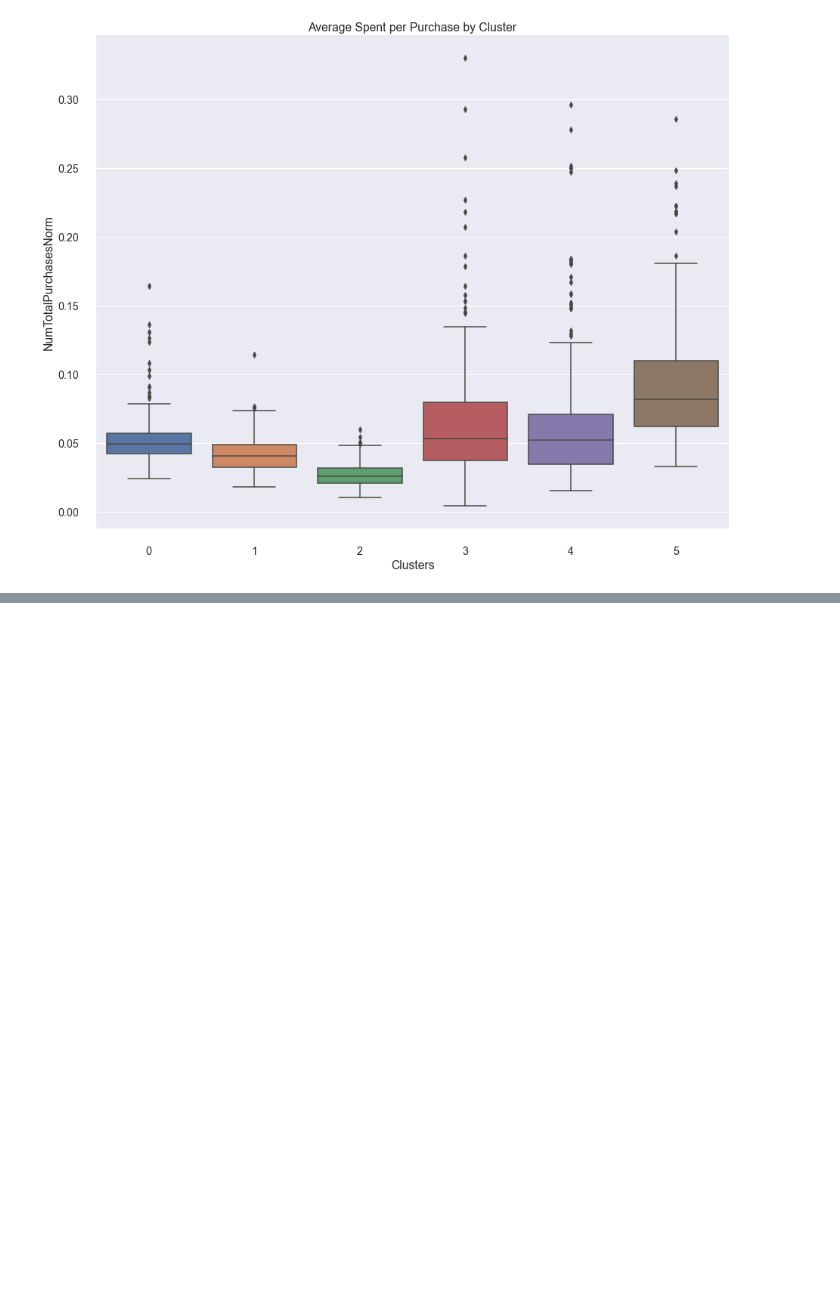
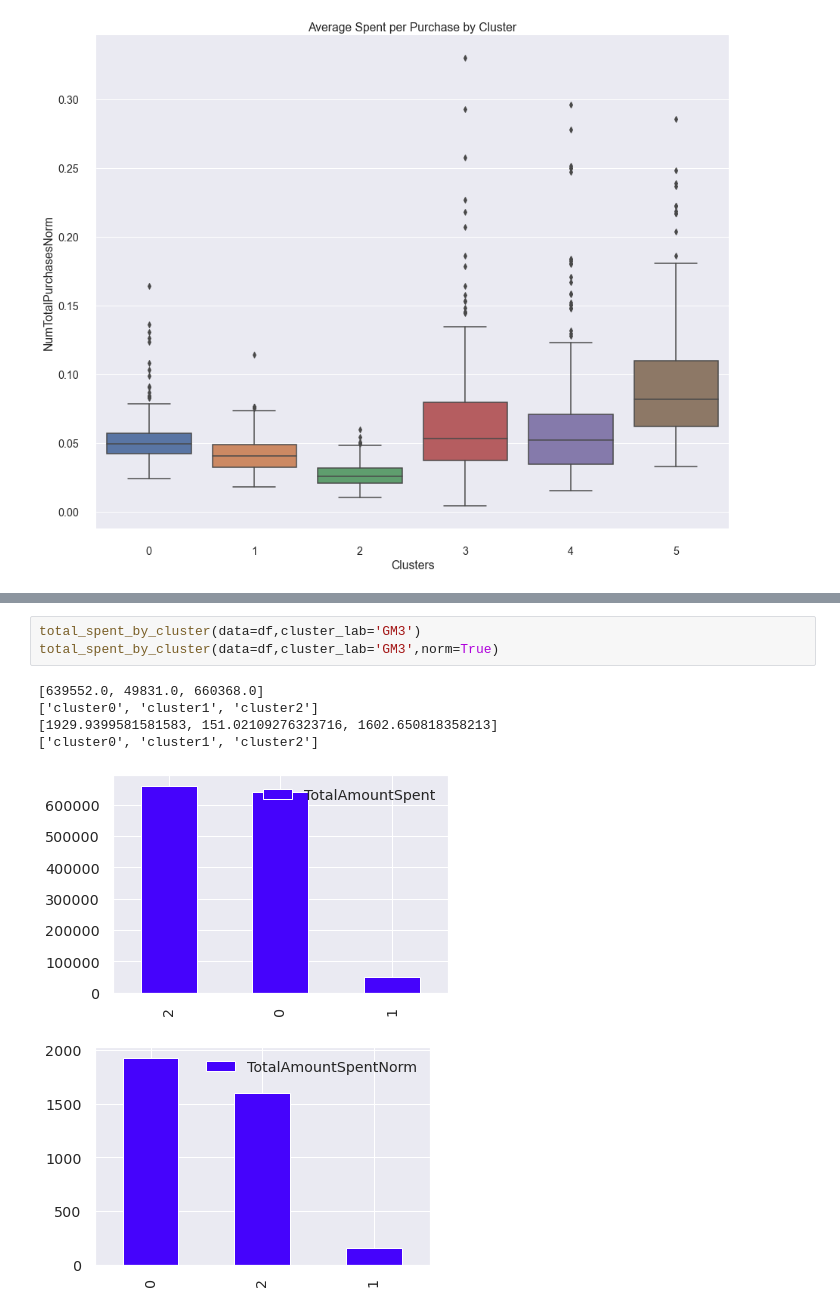
Before and after one commit to dapopov-st/store-customer-segmentation, a Jupyter notebook: 004_Analysis.ipynb, the cells around one changed output, grey strips where cells are left out. Cells and saved outputs as stored; diff of their text form; blank space fills up the shorter version.

```diff
--- a/004_Analysis.ipynb
+++ b/004_Analysis.ipynb
@@ -949,0 +961,10 @@ plt.savefig('./figures/avg_per_purchase.png')
+# %%
+total_spent_by_cluster(data=df,cluster_lab='GM3')
+total_spent_by_cluster(data=df,cluster_lab='GM3',norm=True)
+# %% [output]
+[639552.0, 49831.0, 660368.0]
+['cluster0', 'cluster1', 'cluster2']
+[1929.9399581581583, 151.02109276323716, 1602.650818358213]
+['cluster0', 'cluster1', 'cluster2']
+[figure, added]
+[figure, added]
```
Also changed, not shown: parts of 14 cells of this notebook, 3 other files.
